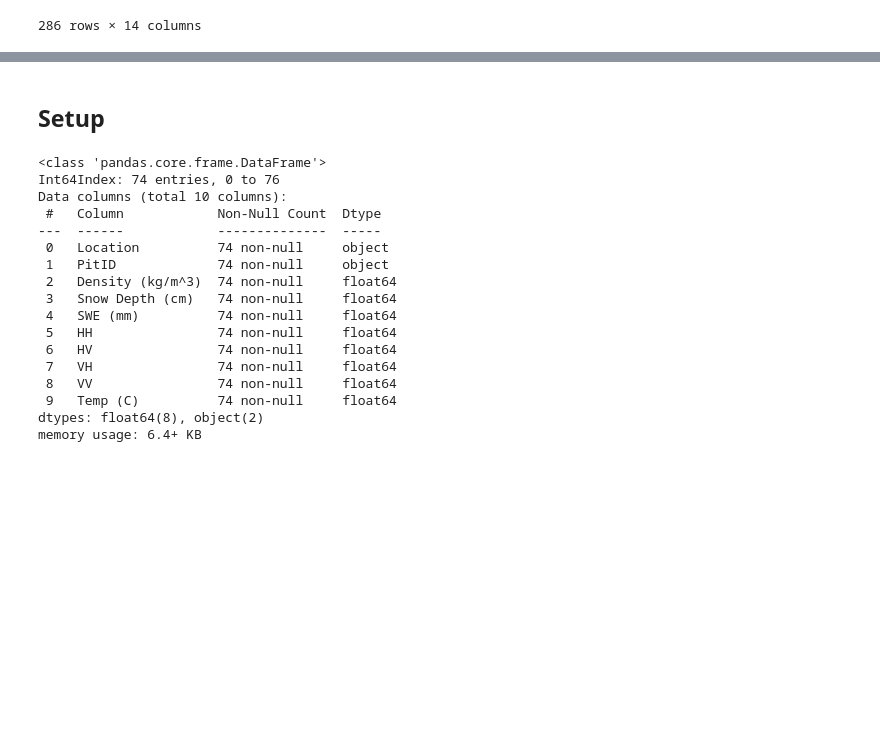
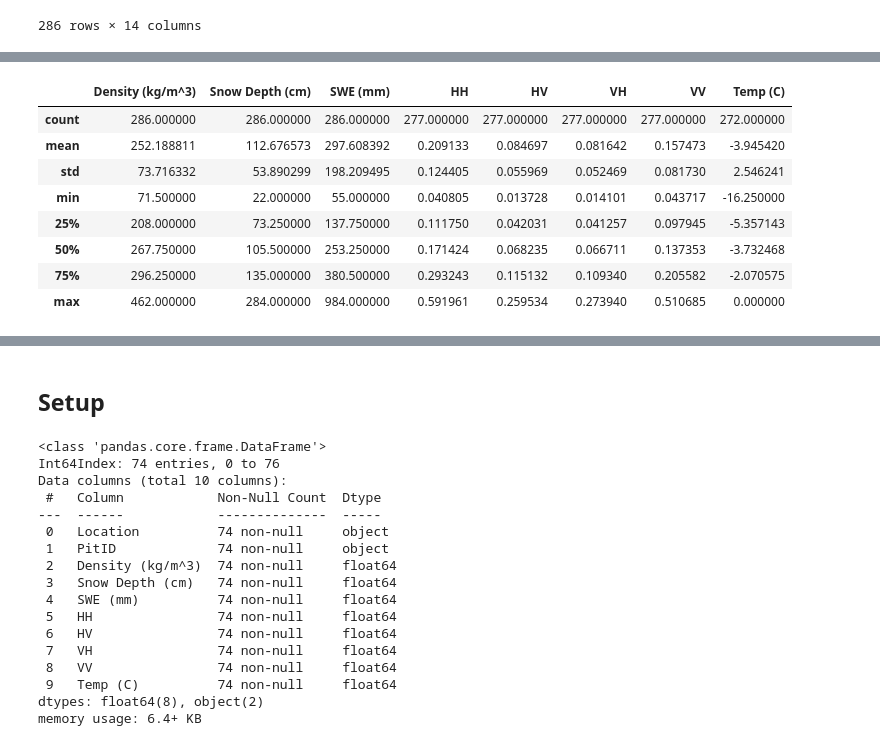
Before and after one commit to Surfix/all_notescripts, a Jupyter notebook: Radar-Backscatter/uavsar_pits_exploration_modelling_v2.ipynb, the cells around one changed output, grey strips where cells are left out. Drawn from its saved outputs; the diff is of its cells as text; code cells hidden in the pictures; blank space fills up the shorter version.

```diff
--- a/Radar-Backscatter/uavsar_pits_exploration_modelling_v2.ipynb
+++ b/Radar-Backscatter/uavsar_pits_exploration_modelling_v2.ipynb
@@ -179,0 +171,12 @@ uavsar_pits
+# %%
+uavsar_pits.describe()
+# %% [output]
+|  | Density (kg/m^3) | Snow Depth (cm) | SWE (mm) | HH | HV | VH | VV | Temp (C) |
+| count | 286.000000 | 286.000000 | 286.000000 | 277.000000 | 277.000000 | 277.000000 | 277.000000 | 272.000000 |
+| mean | 252.188811 | 112.676573 | 297.608392 | 0.209133 | 0.084697 | 0.081642 | 0.157473 | -3.945420 |
+| std | 73.716332 | 53.890299 | 198.209495 | 0.124405 | 0.055969 | 0.052469 | 0.081730 | 2.546241 |
+| min | 71.500000 | 22.000000 | 55.000000 | 0.040805 | 0.013728 | 0.014101 | 0.043717 | -16.250000 |
+| 25% | 208.000000 | 73.250000 | 137.750000 | 0.111750 | 0.042031 | 0.041257 | 0.097945 | -5.357143 |
+| 50% | 267.750000 | 105.500000 | 253.250000 | 0.171424 | 0.068235 | 0.066711 | 0.137353 | -3.732468 |
+| 75% | 296.250000 | 135.000000 | 380.500000 | 0.293243 | 0.115132 | 0.109340 | 0.205582 | -2.070575 |
+| max | 462.000000 | 284.000000 | 984.000000 | 0.591961 | 0.259534 | 0.273940 | 0.510685 | 0.000000 |
```
Also changed, not shown: parts of 3 cells of this notebook.
